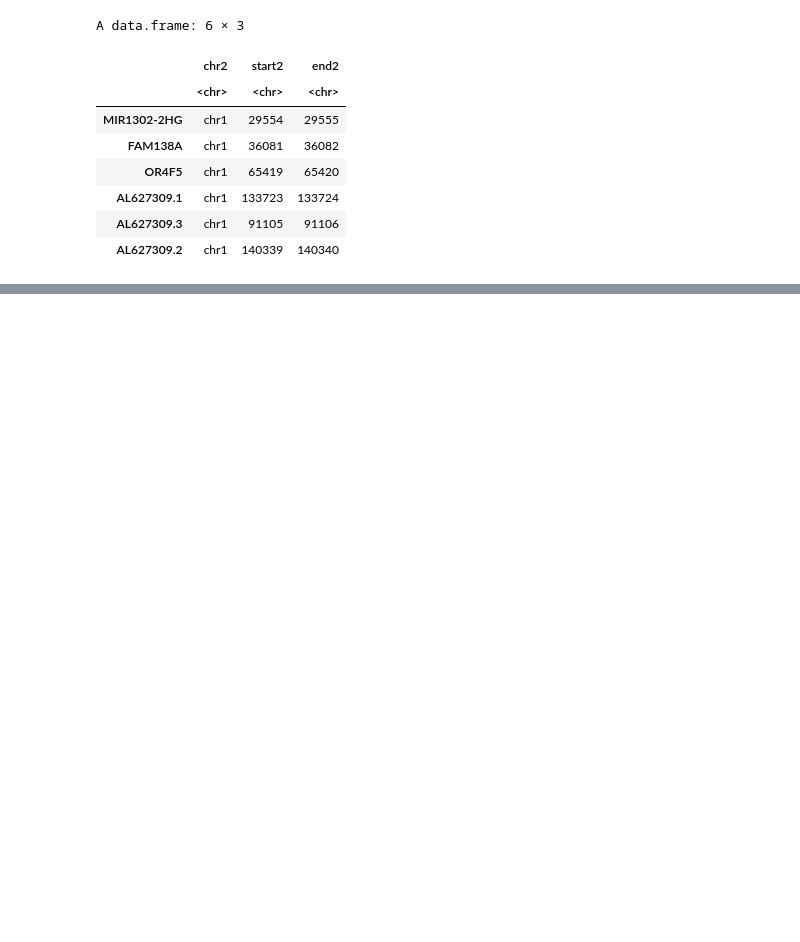
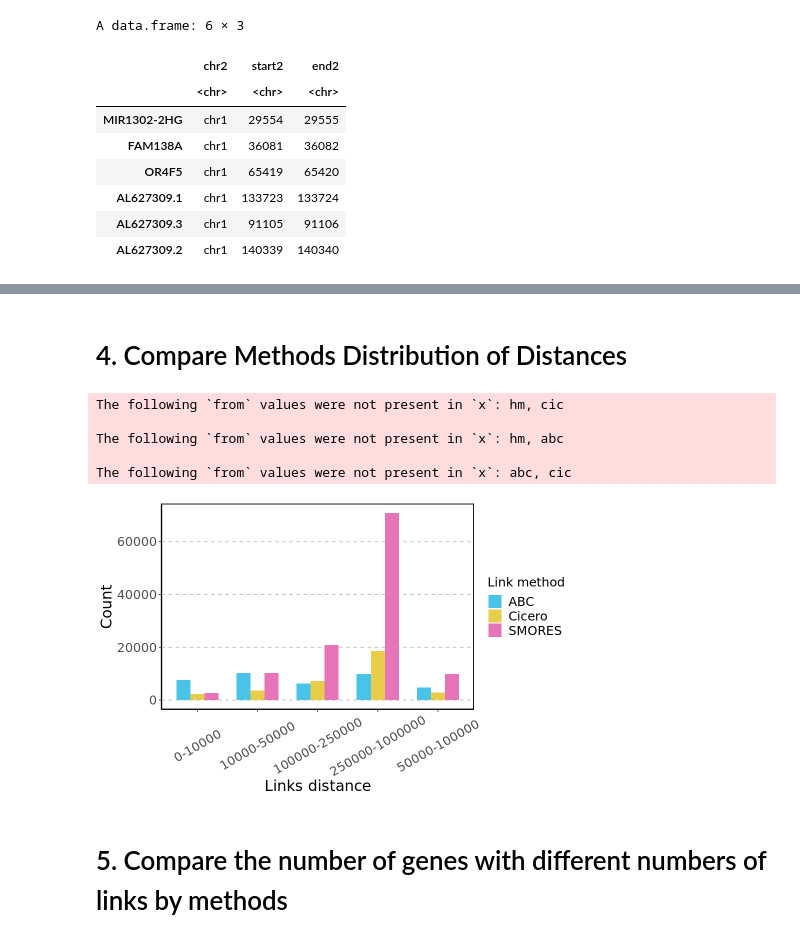
Before and after one commit to Gaulton-Lab/non-diabetic-islet-multiomics, a Jupyter notebook: code/1b_Predict_cRE-gene_links/3_Links_Methods_Basic_Comparisons.ipynb, the cells around one changed output, grey strips where cells are left out. Drawn from its saved outputs; the diff is of its cells as text; code cells hidden in the pictures; blank space fills up the shorter version.

```diff
--- a/code/1b_Predict_cRE-gene_links/3_Links_Methods_Basic_Comparisons.ipynb
+++ b/code/1b_Predict_cRE-gene_links/3_Links_Methods_Basic_Comparisons.ipynb
@@ -857,0 +251,2 @@ dbl (8): start, end, start2, end2, max_score, hm_score, abc_score, cic_score
+# %% [markdown]
+# 4. Compare Methods Distribution of Distances
@@ -857,0 +263,59 @@ dbl (8): start, end, start2, end2, max_score, hm_score, abc_score, cic_score
+# %%
+### One cell type example
+celltype <- 'beta'
+
+#read in links
+fp <- paste0(overlap_dir,'/',celltype,overlap_suffix)
+df <- read.table(fp, sep='\t', header=1)
+
+# Get link distances for each method
+distances1 <- unlist(apply(subset(df, !is.na(hm_score)), 1, calc_link_distance))
+distances2 <- unlist(apply(subset(df, !is.na(abc_score)), 1, calc_link_distance))
+distances3 <- unlist(apply(subset(df, !is.na(cic_score)), 1, calc_link_distance))
+
+# Make ggplot2 formatted dataframe
+data <- data.frame(distance = c(distances1, distances2, distances3),
+                   method = c(rep('hm', dim(subset(df, !is.na(hm_score)))[1]), rep('abc', dim(subset(df, !is.na(abc_score)))[1]), rep('cic', dim(subset(df, !is.na(cic_score)))[1])))
+distance_cap <- 750000
+data$distance[data$distance>distance_cap] <- distance_cap
+#head(data)
+
+#make per bin summary dataframe
+distance_bins <- c('250000-1000000', '100000-250000', '50000-100000', '10000-50000', '0-10000')
+meta <- data %>% group_by(method) %>%
+        mutate(bin1=sum(distance<10000), bin2=sum(distance>=10000 & distance<50000),
+               bin3=sum(distance>=50000 & distance<100000),bin4=sum(distance>=100000 & distance<250000),
+               bin5=sum(distance>=250000)) %>%
+        select(-distance) %>%
+        distinct(method, .keep_all=TRUE) %>% pivot_longer(!method, names_to='distance_bin', values_to='count') %>%
+        mutate(distance_bin2=plyr::mapvalues(distance_bin, from=c('bin1','bin2','bin3','bin4','bin5'),to=rev(distance_bins))) %>%
+        mutate(Method=plyr::mapvalues(method, from=c('hm','abc','cic'), to=c('SMORES','ABC','Cicero')))
+#head(meta)
+# %% [output]
+The following `from` values were not present in `x`: hm, cic
+
+The following `from` values were not present in `x`: hm, abc
+
+The following `from` values were not present in `x`: abc, cic
+# %%
+method_colors3 <- c('SMORES'='#E773B9','ABC'='#4AC3E8','Cicero'='#E8CD4A')
+# %%
+options(repr.plot.width=8, repr.plot.height=5)
+theme_set(theme_classic())
+
+p1 <- ggplot(meta, aes(x=distance_bin2, y=count, fill=Method)) +
+        geom_bar(stat='identity', position=position_dodge(0.7), width=0.7) +
+        scale_fill_manual(values=method_colors3) +
+        ylab('Count') + xlab('Links distance') + labs(fill='Link method') +
+        theme(title=element_blank(),
+              axis.title=element_text(size=18),
+              axis.text.x=element_text(size=15, angle=30, vjust=0.5),axis.text.y=element_text(size=15),
+              legend.title=element_text(size=15),
+              legend.text=element_text(size=15),
+              panel.grid.major.y=element_line(color='grey', size=0.5, linetype=2),
+              panel.border=element_rect(color='black',fill=NA, size=1))
+p1
+# %% [output]
+[figure, added]
+# %% [markdown]
+# 5. Compare the number of genes with different numbers of links by methods
```
Also changed, not shown: parts of 57 cells of this notebook.
